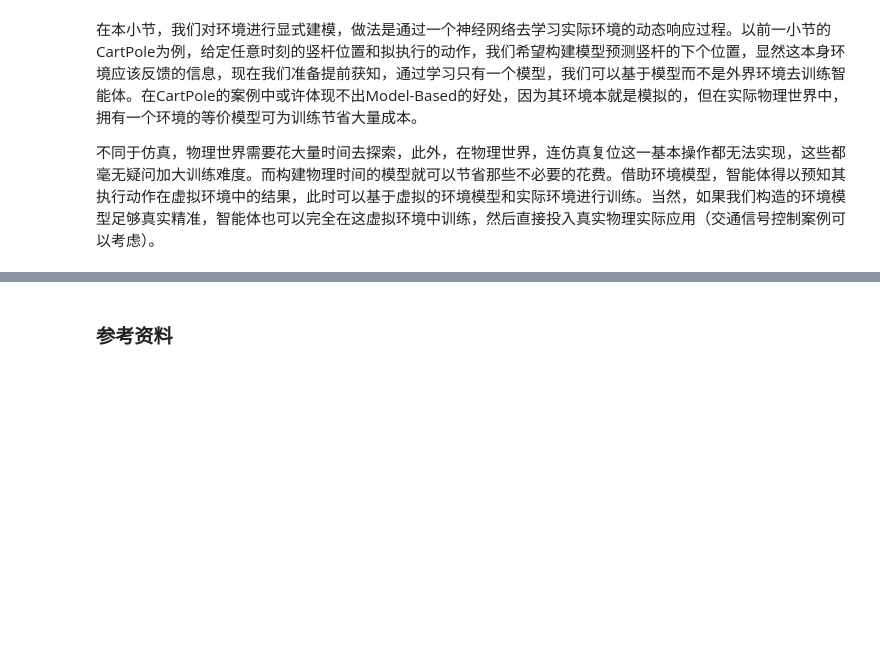
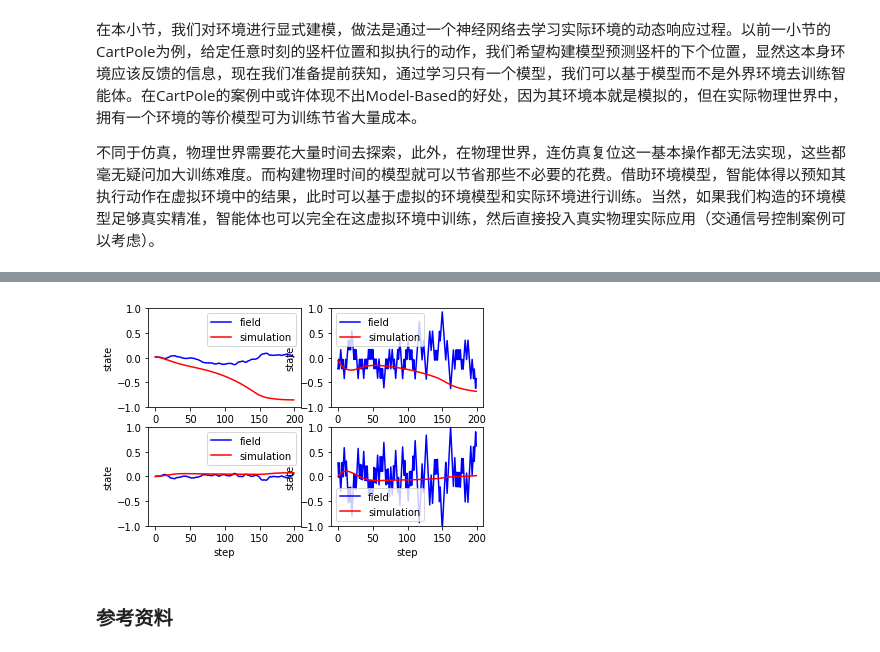
Before and after one commit to Wangjw6/research, a Jupyter notebook: ML/Others/Reinforcement Learning.ipynb, the cells around one changed output, grey strips where cells are left out. Drawn from its saved outputs; the diff is of its cells as text; code cells hidden in the pictures; blank space fills up the shorter version.

```diff
--- a/ML/Others/Reinforcement Learning.ipynb
+++ b/ML/Others/Reinforcement Learning.ipynb
@@ -780,0 +795,21 @@ print(ai)
+# %%
+class envMemory():
+    def __init__(self, memory_capacity, state_dim, action_dim=2):
+        self.state_dim=state_dim
+        self.action_dim = action_dim
+        self.memory_capacity = memory_capacity
+        self.memory = np.zeros((self.memory_capacity, self.state_dim*2+self.action_dim+1+1))   # state, action ,reward ,next state, action index,q，target q
+        self.pointer = 0
+
+    def store_experience(self, input_, reward, next_state,done):
+        index = self.pointer%self.memory_capacity
+        experience  = np.hstack((input_, next_state,reward,done))
+        self.memory[index,:]=experience
+        self.pointer+=1
+
+    def replay(self,batch_size):
+        memory_batch = []
+        for i in range(batch_size):
+            index = np.random.randint(0,self.memory_capacity)
+            memory_batch.append(self.memory[index,:])
+        return np.array(memory_batch)
@@ -781,3 +942,21 @@ print(ai)
+# %%
+state_transistion = np.array(state_transistion)
+sim_state_trainsistion = np.array(sim_state_trainsistion)
+
+fig, ax = plt.subplots(nrows=2, ncols=2)
+i=0
+for row in ax:
+    for col in row:
+        col.set_ylim([-1,1])
+        col.set_xlabel('step')
+        col.set_ylabel('state')
+        col.plot(state_transistion[:,i],color='blue',label='field')
+        col.plot(sim_state_trainsistion[:,i],color='red',label='simulation')
+        col.legend()
+        i+=1
+plt.show()
+# %% [output]
+[figure, added]
 # %% [markdown]
 ### 参考资料
 # %% [markdown]
```
Also changed, not shown: parts of 25 cells of this notebook.
